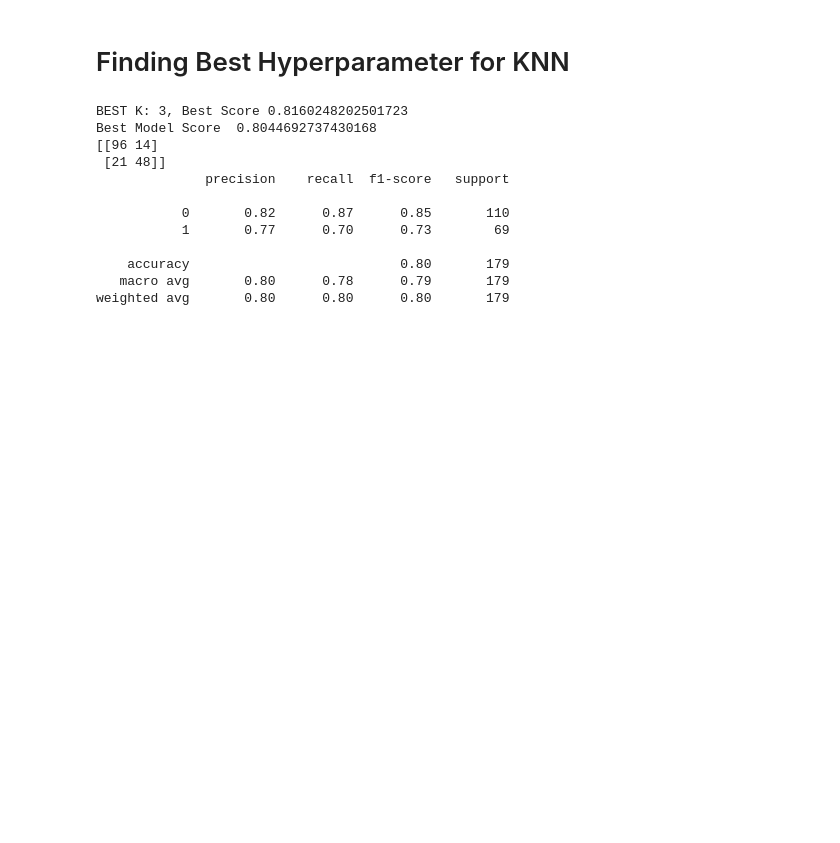
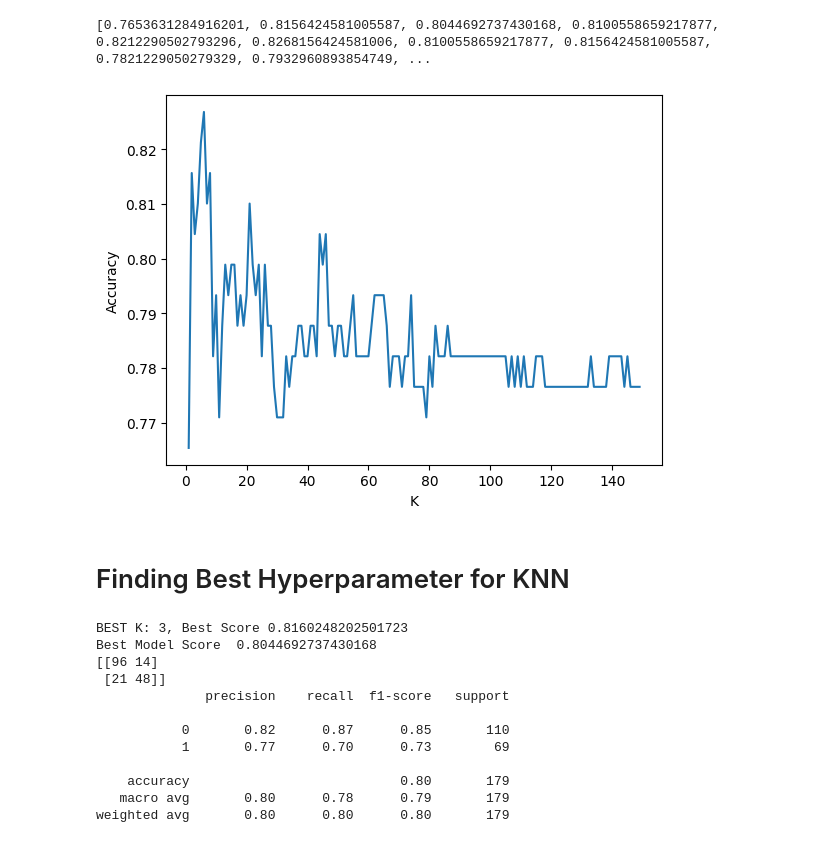
Before and after one commit to Eieien/Machine-Learning, a Jupyter notebook: Models/Titanic Survival Prediction/Titanic.ipynb, the cells around one changed output. Saved outputs shown, nothing was run; the diff lists cells and outputs as text; code cells hidden in the pictures; blank space fills up the shorter version.

```diff
--- a/Models/Titanic Survival Prediction/Titanic.ipynb
+++ b/Models/Titanic Survival Prediction/Titanic.ipynb
@@ -56,6 +54,23 @@ scaler = StandardScaler()
 X_train, X_test, y_train, y_test = train_test_split(X, y, test_size=0.2, random_state=42, stratify=y)
 X_train_scaled = scaler.fit_transform(X_train)
 X_test_scaled = scaler.transform(X_test)
+# %%
+train_accuracy = []
+ks = np.arange(1, 150)
+for i in ks:
+    knn_new = KNeighborsClassifier(n_neighbors=i)
+    knn_new.fit(X_train_scaled, y_train)
+    y_pred = knn_new.predict(X_test_scaled)
+    train_accuracy.append(accuracy_score(y_test, y_pred))
+print(train_accuracy)
+
+plt.plot(ks, train_accuracy)
+plt.xlabel("K")
+plt.ylabel("Accuracy")
+plt.show()
+# %% [output]
+[0.7653631284916201, 0.8156424581005587, 0.8044692737430168, 0.8100558659217877, 0.8212290502793296, 0.8268156424581006, 0.8100558659217877, 0.8156424581005587, 0.7821229050279329, 0.7932960893854749, ...
+[figure, added]
 # %% [markdown]
 # Finding Best Hyperparameter for KNN
 # %%
```
Also changed, not shown: parts of 5 cells of this notebook, 2 other files.
